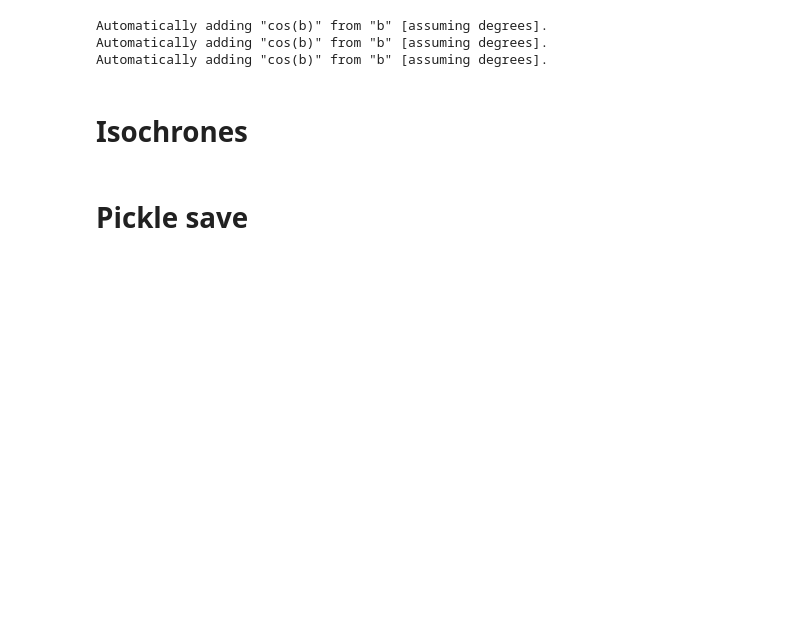
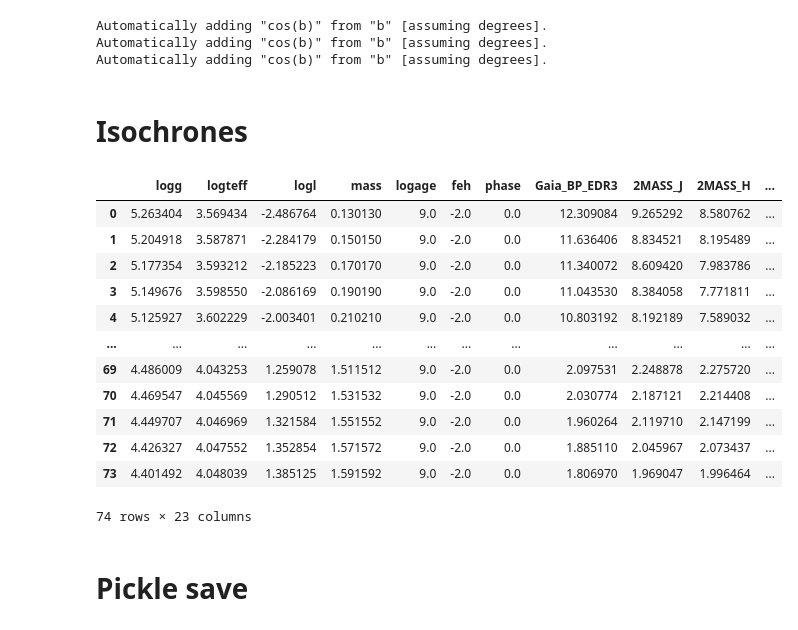
Before and after one commit to ocallam6/VaeStar, a Jupyter notebook: High_latitude_sample/data_prep_newgaia.ipynb, the cells around one changed output. Cells and saved outputs as stored; diff of their text form; code cells hidden in the pictures; blank space fills up the shorter version.

```diff
--- a/High_latitude_sample/data_prep_newgaia.ipynb
+++ b/High_latitude_sample/data_prep_newgaia.ipynb
@@ -152,11 +211,27 @@ high_lat=StarSample(high_lat,features,errors)
 # %% [markdown]
 # Isochrones
 # %%
-filters = ["Gaia_G_EDR3", "Gaia_BP_EDR3", 'Gaia_RP_EDR3']
+filters = ["Gaia_G_EDR3", "Gaia_BP_EDR3", 'Gaia_RP_EDR3','2MASS_J','2MASS_KS','2MASS_H']
 massgrid = 10*np.linspace(np.log10(0.1),np.log10(10), 1000)
 logagegrid = np.linspace(9.0,10.0,10)
 fehgrid = np.linspace(-2,0.5,110)
-isocs=Isochrones(filters,logagegrid,massgrid,fehgrid,override=2.02)
+isocs=Isochrones(filters,logagegrid,massgrid,fehgrid,override=2.02,override2=0.499)
+# %%
+isocs.isochrones_list[0]
+# %% [output]
+|  | logg | logteff | logl | mass | logage | feh | phase | Gaia_BP_EDR3 | 2MASS_J | 2MASS_H | ... |
+| 0 | 5.263404 | 3.569434 | -2.486764 | 0.130130 | 9.0 | -2.0 | 0.0 | 12.309084 | 9.265292 | 8.580762 | ... |
+| 1 | 5.204918 | 3.587871 | -2.284179 | 0.150150 | 9.0 | -2.0 | 0.0 | 11.636406 | 8.834521 | 8.195489 | ... |
+| 2 | 5.177354 | 3.593212 | -2.185223 | 0.170170 | 9.0 | -2.0 | 0.0 | 11.340072 | 8.609420 | 7.983786 | ... |
+| 3 | 5.149676 | 3.598550 | -2.086169 | 0.190190 | 9.0 | -2.0 | 0.0 | 11.043530 | 8.384058 | 7.771811 | ... |
+| 4 | 5.125927 | 3.602229 | -2.003401 | 0.210210 | 9.0 | -2.0 | 0.0 | 10.803192 | 8.192189 | 7.589032 | ... |
+| ... | ... | ... | ... | ... | ... | ... | ... | ... | ... | ... | ... |
+| 69 | 4.486009 | 4.043253 | 1.259078 | 1.511512 | 9.0 | -2.0 | 0.0 | 2.097531 | 2.248878 | 2.275720 | ... |
+| 70 | 4.469547 | 4.045569 | 1.290512 | 1.531532 | 9.0 | -2.0 | 0.0 | 2.030774 | 2.187121 | 2.214408 | ... |
+| 71 | 4.449707 | 4.046969 | 1.321584 | 1.551552 | 9.0 | -2.0 | 0.0 | 1.960264 | 2.119710 | 2.147199 | ... |
+| 72 | 4.426327 | 4.047552 | 1.352854 | 1.571572 | 9.0 | -2.0 | 0.0 | 1.885110 | 2.045967 | 2.073437 | ... |
+| 73 | 4.401492 | 4.048039 | 1.385125 | 1.591592 | 9.0 | -2.0 | 0.0 | 1.806970 | 1.969047 | 1.996464 | ... |
+74 rows × 23 columns
 # %% [markdown]
 # Pickle save
 # %%
```
Also changed, not shown: parts of 20 cells of this notebook, 7 other files.
